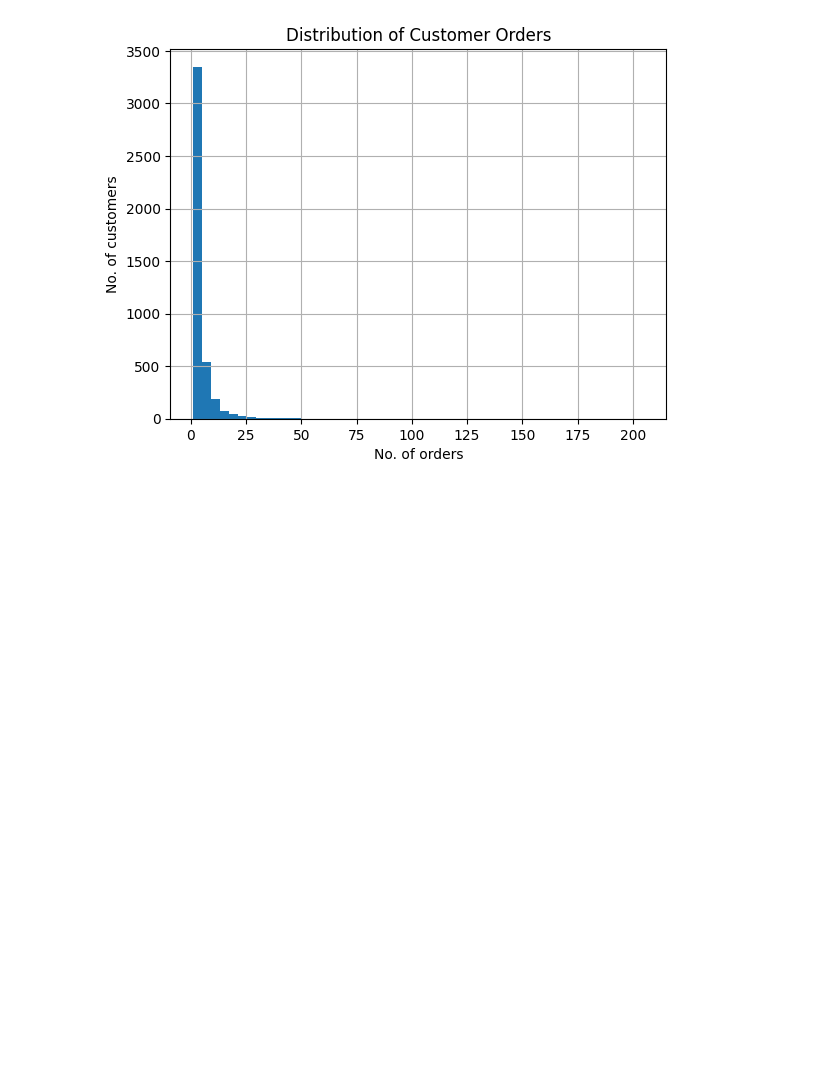
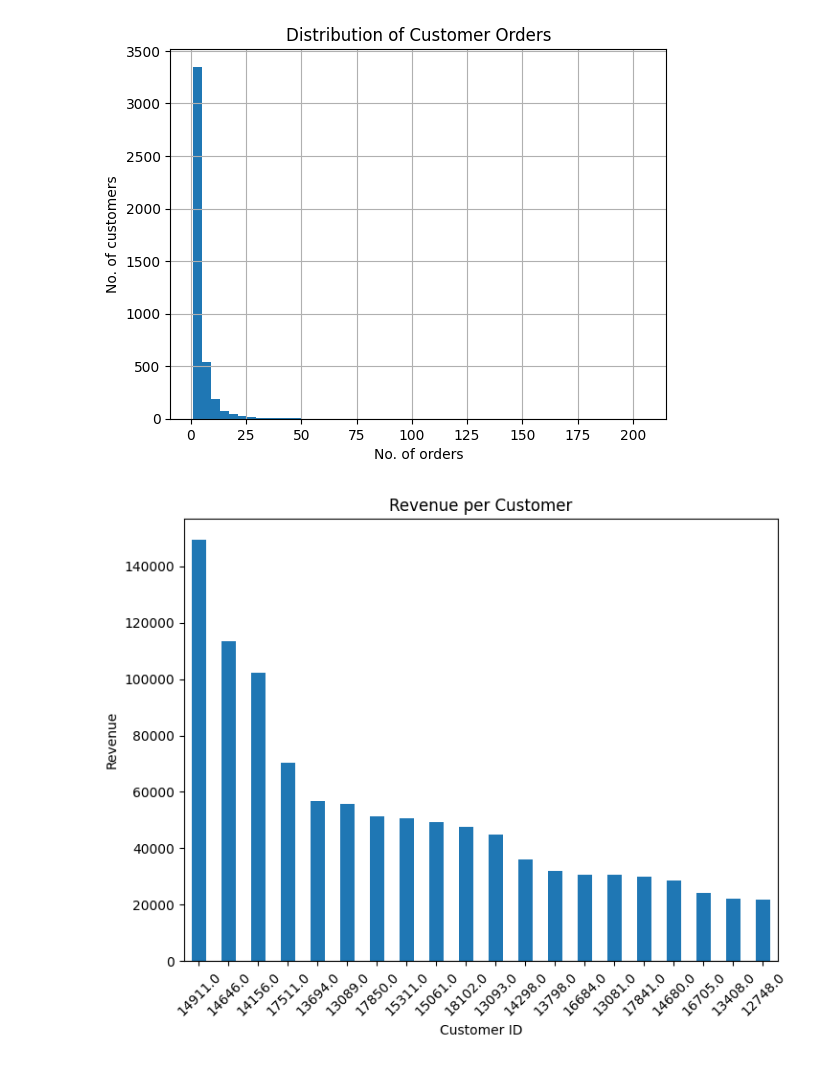
Before and after one commit to RoAr29/ecommerce-recommendation-system, a Jupyter notebook: ecommerce_product_recommendation_engine.ipynb, the cells around one changed output. Drawn from its saved outputs; the diff is of its cells as text; code cells hidden in the pictures; blank space fills up the shorter version.

Commit message:
EDA: product popularity analysis & customer revenue distribution

```diff
--- a/ecommerce_product_recommendation_engine.ipynb
+++ b/ecommerce_product_recommendation_engine.ipynb
@@ -26,7 +37,7 @@ Power BI Dashboard
 # %%
 import pandas as pd
 
-df = pd.read_excel('online_retail_II.xlsx')
+df = pd.read_excel("online_retail_II.xlsx", sheet_name=0)
 df.head(10)
 # %% [output]
 |  | Invoice | StockCode | Description | Quantity | InvoiceDate | Price | Customer ID | Country |
@@ -185,3 +197,13 @@ plt.ylabel('No. of customers')
 plt.show()
 # %% [output]
 [figure]
+# %%
+cust_rev = df.groupby('Customer ID')['Revenue'].sum().sort_values(ascending=False)
+cust_rev.head(20).plot(kind='bar', figsize = (8,6))
+plt.xticks(rotation=45)
+plt.title("Revenue per Customer")
+plt.xlabel("Customer ID")
+plt.ylabel("Revenue")
+plt.show()
+# %% [output]
+[figure, added]
```
Also changed, not shown: parts of 9 cells of this notebook.
